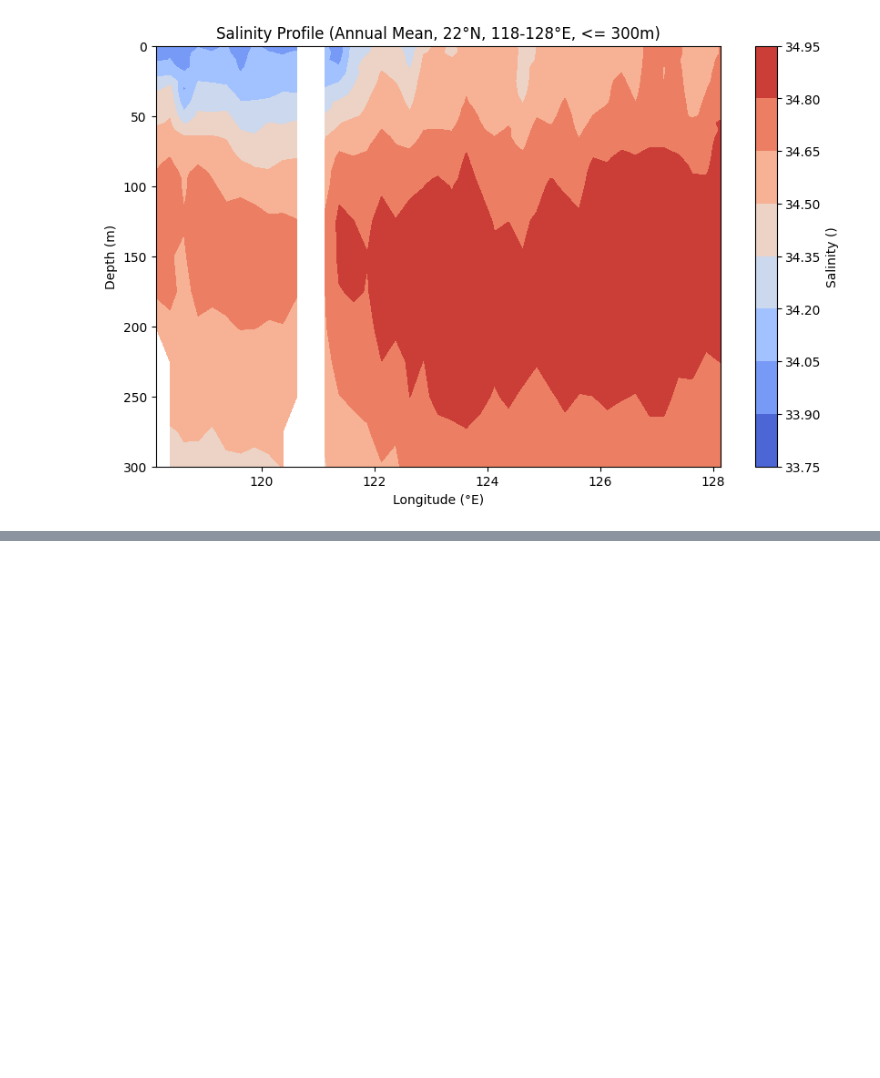
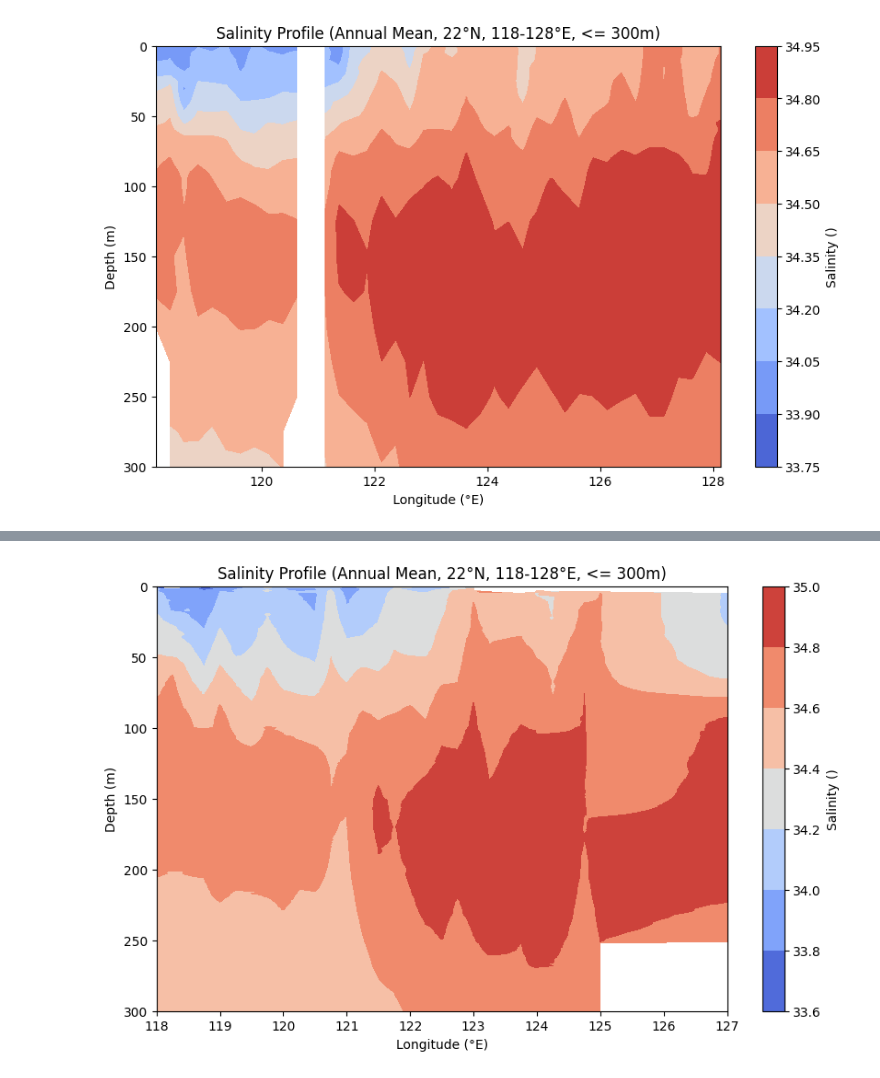
Before and after one commit to cywhale/woa23, a Jupyter notebook: dev/sim_woa23_api01.ipynb, the cells around one changed output, grey strips where cells are left out. Drawn from its saved outputs; the diff is of its cells as text; code cells hidden in the pictures; blank space fills up the shorter version.

Commit message:
Fix empty parameter bug/major packages upgrade

```diff
--- a/dev/sim_woa23_api01.ipynb
+++ b/dev/sim_woa23_api01.ipynb
@@ -250,0 +314,19 @@ plt.show()
+# %%
+# Define the API URL and parameters
+base2_url = "https://ecodata.odb.ntu.edu.tw/api/ctd"
+profile2_params = {
+    "lon0": 118,
+    "lat0": 22,
+    "lon1": 128,
+    "lat1": 22,
+    "dep0": 0,
+    "dep1": depth_threshold,
+    "append": parameters[param[0]],
+    "mode": time_period,
+    "dep_mode": 'range',
+}
+
+# Fetch data from the API for profile plot
+response2 = requests.get(base2_url, params=profile2_params)
+profile2_data = response2.json()
+profile2_data
@@ -250,0 +351,42 @@ plt.show()
+# %%
+# Parse the JSON data into a structured format for profile plot
+lons = []
+depths = []
+values = []
+
+for entry in profile2_data:
+    lons.append(entry['longitude'])
+    depths.append(entry['depth'])
+    values.append(entry[parameters[param]])
+
+# Convert lists to numpy arrays
+lons = np.array(lons)
+depths = np.array(depths)
+values = np.array(values, dtype=np.float32)
+
+# Generate Profile Plot
+fig, ax = plt.subplots(figsize=(10, 6))
+unique_lons = np.unique(lons)
+unique_depths = np.unique(depths)
+x, y = np.meshgrid(unique_lons, unique_depths)
+profile_mesh = np.full(x.shape, np.nan, dtype=np.float32)
+
+# Populate the profile_mesh
+for i in range(len(lons)):
+    lon_idx = np.where(unique_lons == lons[i])[0][0]
+    depth_idx = np.where(unique_depths == depths[i])[0][0]
+    profile_mesh[depth_idx, lon_idx] = values[i]
+
+# Plot the data
+contour = ax.contourf(x, y, profile_mesh, cmap='coolwarm')
+
+cbar = plt.colorbar(contour)
+cbar.set_label(f'{parameters_name[param[0]].title()} ({units[param]})')
+
+ax.invert_yaxis()
+ax.set_xlabel('Longitude (°E)')
+ax.set_ylabel('Depth (m)')
+plt.title(f'{parameters_name[param[0]].title()} Profile ({time_periods[time_period].capitalize()} Mean, {profile2_params["lat0"]}°N, {profile2_params["lon0"]}-{profile2_params["lon1"]}°E, <= {profile2_params["dep1"]}m)')
+plt.show()
+# %% [output]
+[figure, added]
```
Also changed, not shown: parts of 7 cells of this notebook, 9 other files.
